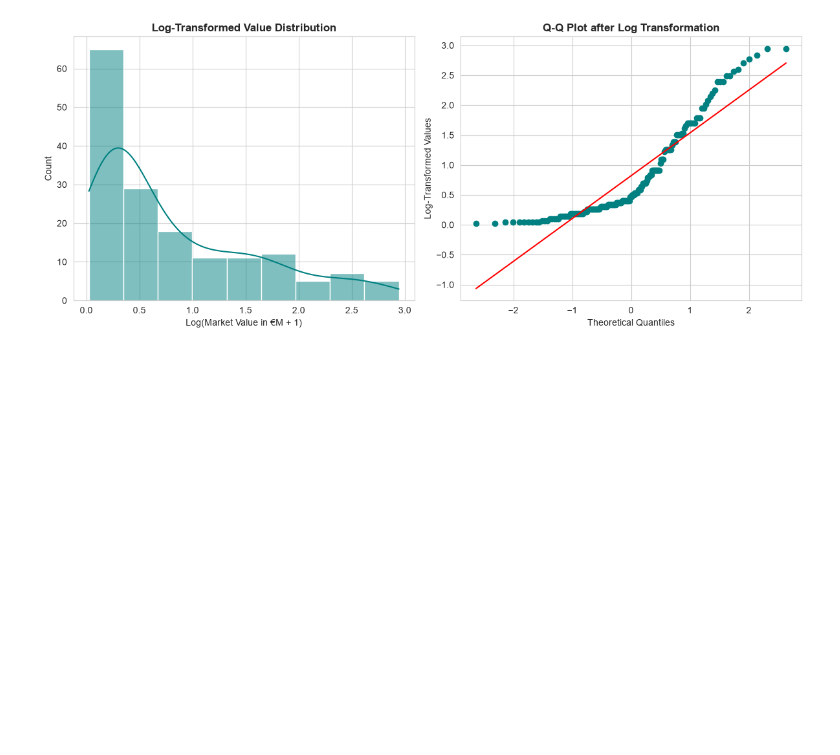
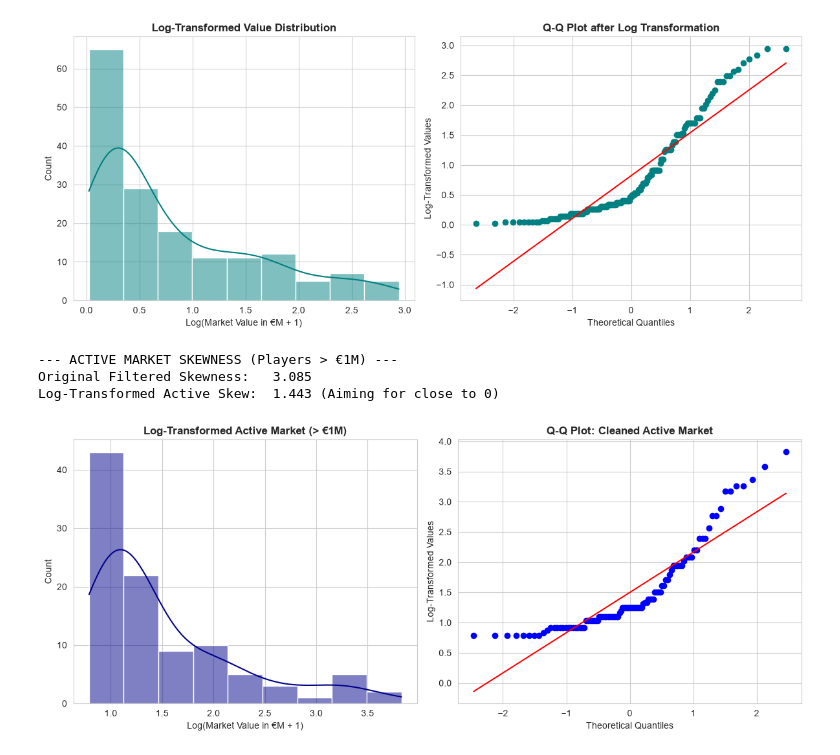
Before and after one commit to koenamk/football_data_visualization, a Jupyter notebook: analysis.ipynb, the cells around one changed output. Saved outputs shown, nothing was run; the diff lists cells and outputs as text; code cells hidden in the pictures; blank space fills up the shorter version.

Commit message:
dist-confirmed

```diff
--- a/analysis.ipynb
+++ b/analysis.ipynb
@@ -621,3 +621,48 @@ plt.show()
 Original Data Skewness:   2.502 (Highly skewed)
 Log-Transformed Skewness: 1.113 (Target: close to 0 for symmetry)
 [figure]
+# %%
+# 1. Filter out the noise: Keep only players worth MORE than €1 Million
+# (Change 'df' to match your master dataframe if needed)
+active_market = df[df['market_value_in_eur'] > 1_000_000].copy()
+
+# 2. Re-calculate market value in Millions
+active_market['market_value_m'] = active_market['market_value_in_eur'] / 1_000_000
+
+# 3. Take a clean, random sample of 100 players from this active professional tier
+# We use a larger sample size (100) now to get a smoother distribution curve
+active_sample = active_market.sample(n=100, random_state=42)
+active_values = active_sample['market_value_m']
+
+# 4. Apply the Log Transformation to our filtered active values
+log_active_values = np.log1p(active_values)
+
+# 5. Measure Skewness
+orig_active_skew = active_values.skew()
+transformed_active_skew = log_active_values.skew()
+
+print("--- ACTIVE MARKET SKEWNESS (Players > €1M) ---")
+print(f"Original Filtered Skewness:   {orig_active_skew:.3f}")
+print(f"Log-Transformed Active Skew:  {transformed_active_skew:.3f} (Aiming for close to 0)")
+
+# 6. Plot the clean, filtered distributions side-by-side
+fig, (ax1, ax2) = plt.subplots(1, 2, figsize=(12, 5))
+
+# Left Plot: Filtered Histogram
+sns.histplot(log_active_values, kde=True, ax=ax1, color='darkblue')
+ax1.set_title('Log-Transformed Active Market (> €1M)', weight='bold')
+ax1.set_xlabel('Log(Market Value in €M + 1)')
+
+# Right Plot: Filtered Q-Q Plot
+stats.probplot(log_active_values, dist='norm', plot=ax2)
+ax2.set_title('Q-Q Plot: Cleaned Active Market', weight='bold')
+ax2.set_xlabel('Theoretical Quantiles')
+ax2.set_ylabel('Log-Transformed Values')
+
+plt.tight_layout()
+plt.show()
+# %% [output]
+--- ACTIVE MARKET SKEWNESS (Players > €1M) ---
+Original Filtered Skewness:   3.085
+Log-Transformed Active Skew:  1.443 (Aiming for close to 0)
+[figure, added]
```
Also changed, not shown: parts of 2 cells of this notebook.
